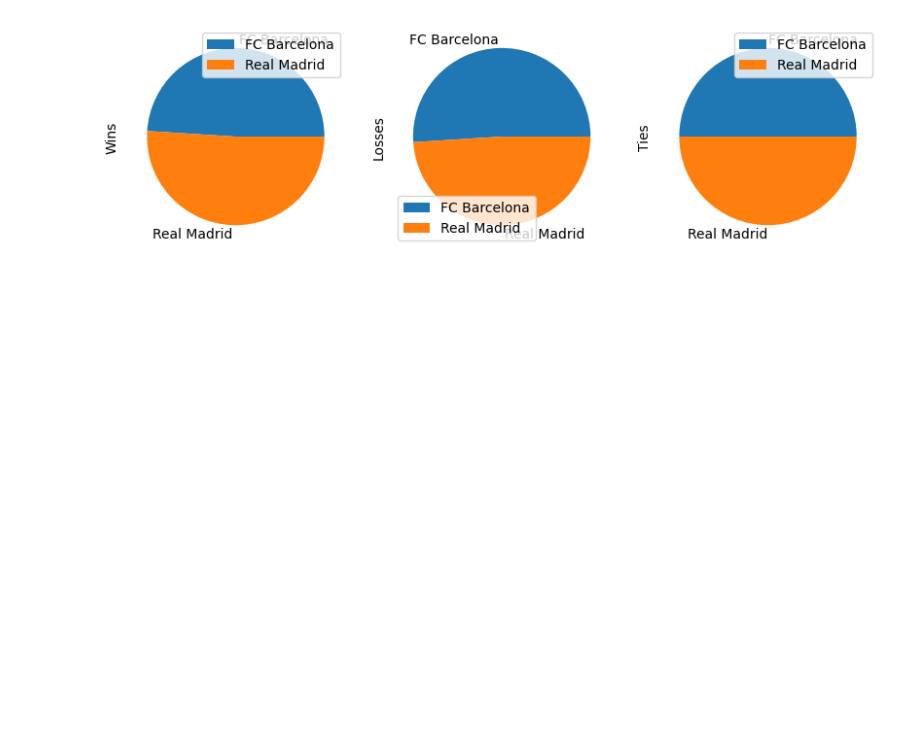
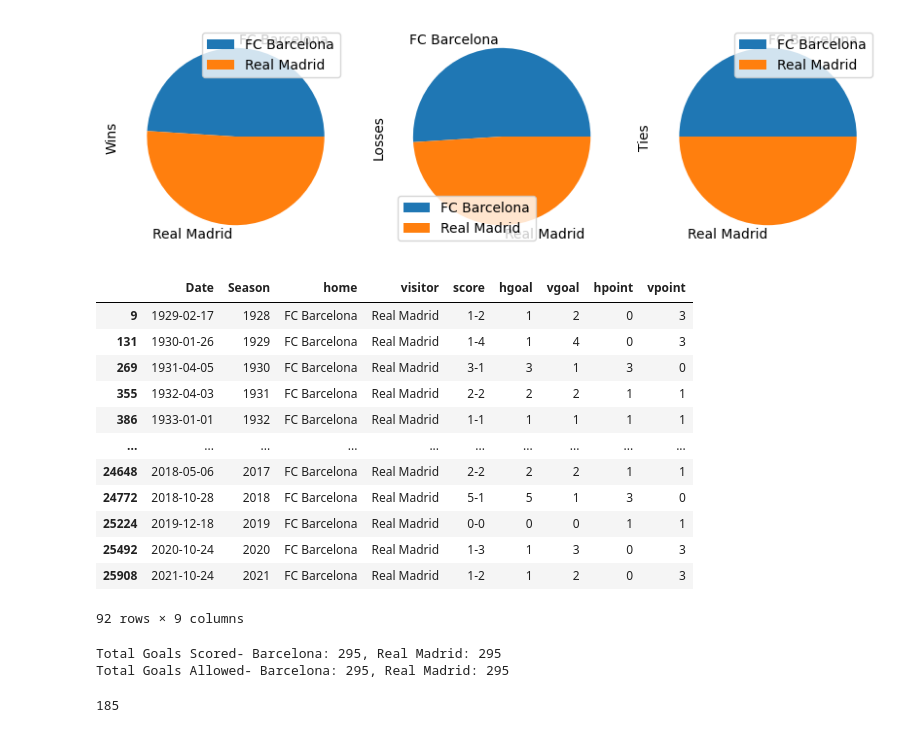
Before and after one commit to EvanDBush/soccer_rivalry_project, a Jupyter notebook: head_to_head.ipynb, the cells around one changed output. Cells and saved outputs as stored; diff of their text form; code cells hidden in the pictures; blank space fills up the shorter version.

Commit message:
adds goals scored and allowed

```diff
--- a/head_to_head.ipynb
+++ b/head_to_head.ipynb
@@ -96,3 +107,33 @@ home_wlt_df
 | FC Barcelona | 73 | 76 | 35 |
 | Real Madrid | 76 | 73 | 35 |
 [figure]
+# %%
+last_5_games = head_to_head_df.tail(5)
+# %% [output]
+|  | Date | Season | home | visitor | score | hgoal | vgoal | hpoint | vpoint |
+| 9 | 1929-02-17 | 1928 | FC Barcelona | Real Madrid | 1-2 | 1 | 2 | 0 | 3 |
+| 131 | 1930-01-26 | 1929 | FC Barcelona | Real Madrid | 1-4 | 1 | 4 | 0 | 3 |
+| 269 | 1931-04-05 | 1930 | FC Barcelona | Real Madrid | 3-1 | 3 | 1 | 3 | 0 |
+| 355 | 1932-04-03 | 1931 | FC Barcelona | Real Madrid | 2-2 | 2 | 2 | 1 | 1 |
+| 386 | 1933-01-01 | 1932 | FC Barcelona | Real Madrid | 1-1 | 1 | 1 | 1 | 1 |
+| ... | ... | ... | ... | ... | ... | ... | ... | ... | ... |
+| 24648 | 2018-05-06 | 2017 | FC Barcelona | Real Madrid | 2-2 | 2 | 2 | 1 | 1 |
+| 24772 | 2018-10-28 | 2018 | FC Barcelona | Real Madrid | 5-1 | 5 | 1 | 3 | 0 |
+| 25224 | 2019-12-18 | 2019 | FC Barcelona | Real Madrid | 0-0 | 0 | 0 | 1 | 1 |
+| 25492 | 2020-10-24 | 2020 | FC Barcelona | Real Madrid | 1-3 | 1 | 3 | 0 | 3 |
+| 25908 | 2021-10-24 | 2021 | FC Barcelona | Real Madrid | 1-2 | 1 | 2 | 0 | 3 |
+92 rows × 9 columns
+# %%
+
+barca_goals_scored = barca_madrid_df['hgoal'].sum() + madrid_barca_df['vgoal'].sum()
+madrid_goals_scored = madrid_barca_df['hgoal'].sum() + barca_madrid_df['vgoal'].sum()
+print(f'Total Goals Scored- Barcelona: {barca_goals_scored}, Real Madrid: {madrid_goals_scored}')
+
+barca_goals_allowed = barca_madrid_df['vgoal'].sum() + madrid_barca_df['hgoal'].sum()
+madrid_goals_allowed = madrid_barca_df['vgoal'].sum() + barca_madrid_df['hgoal'].sum()
+print(f'Total Goals Allowed- Barcelona: {barca_goals_allowed}, Real Madrid: {madrid_goals_allowed}')
+madrid_barca_df['hgoal'].sum()
+# %% [output]
+Total Goals Scored- Barcelona: 295, Real Madrid: 295
+Total Goals Allowed- Barcelona: 295, Real Madrid: 295
+185
```
Also changed, not shown: parts of 3 cells of this notebook.
